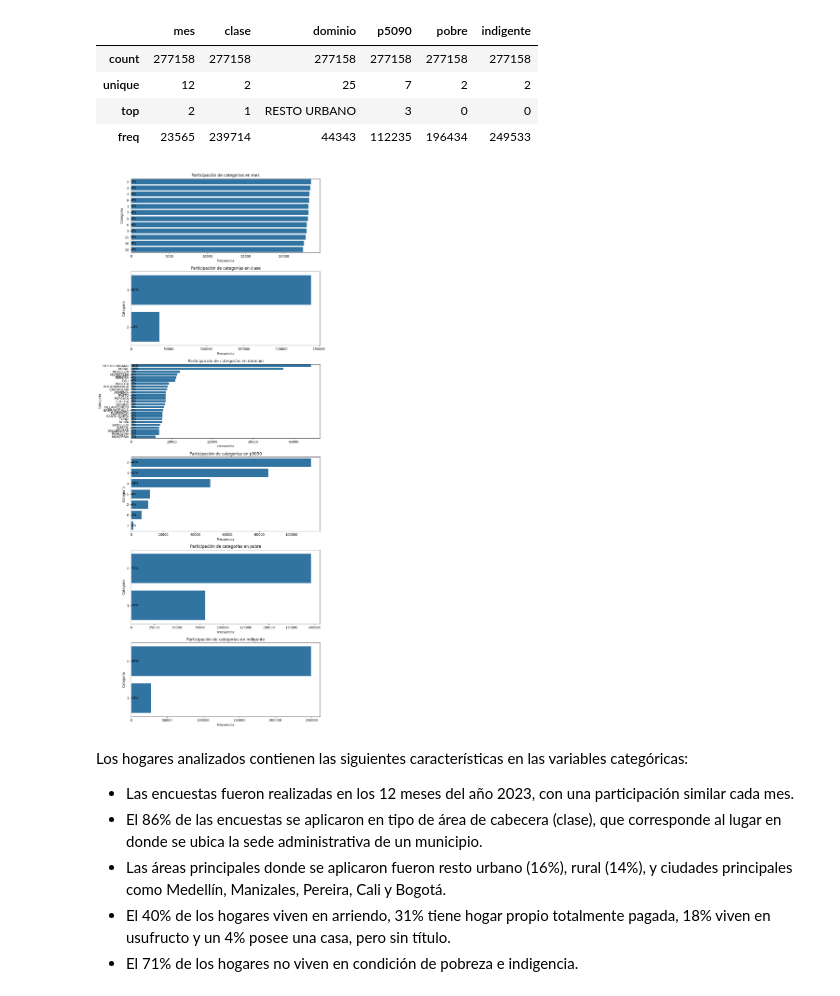
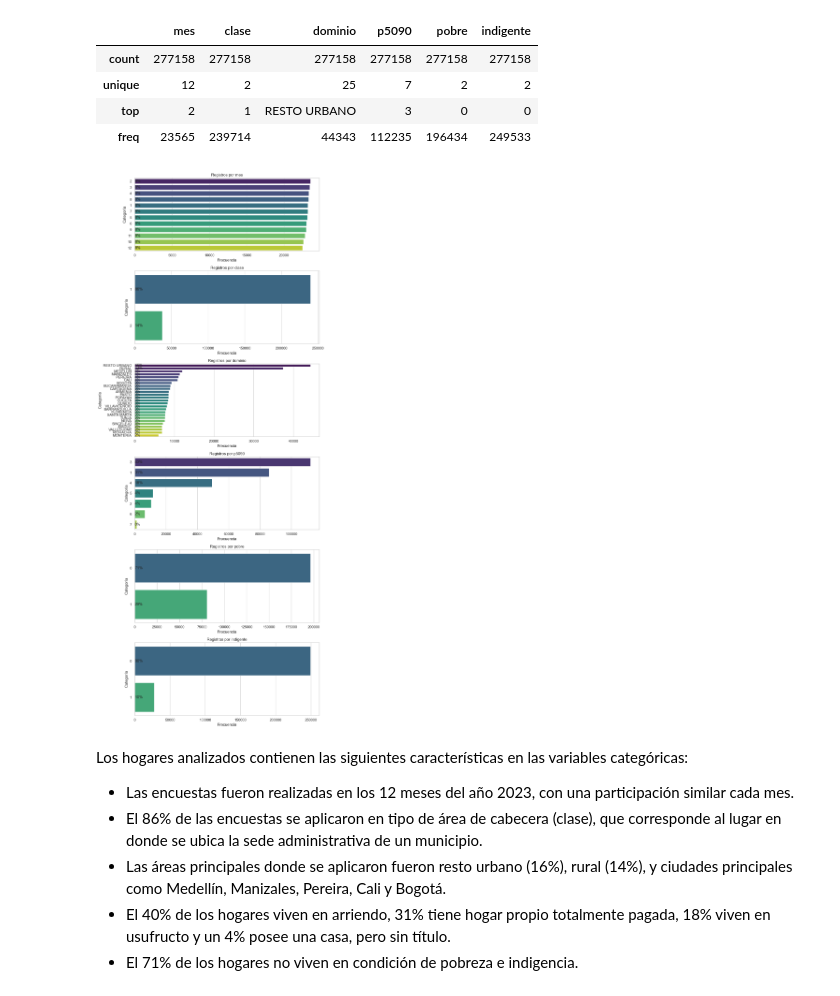
Before and after one commit to kellyninor/ProyectoCare, a Jupyter notebook: code/analisis_data.ipynb, the cells around one changed output. Saved outputs shown, nothing was run; the diff lists cells and outputs as text; code cells hidden in the pictures.

```diff
--- a/analisis_data.ipynb
+++ b/code/analisis_data.ipynb
@@ -219,22 +219,22 @@ Estadísticas descriptivas variables categóricas:
 # %%
 # Crear una figura con subplots
 fig, axs = plt.subplots(len(df_hogares.select_dtypes(include=['object', 'category']).columns), 1, figsize=(10, len(df_hogares.select_dtypes(include=['object', 'category']).columns) * 4))
 
 # Graficar la participación de cada categoría en cada variable
 for i, col in enumerate(df_hogares.select_dtypes(include=['object', 'category']).columns):
-    sns.countplot(y=col, data=df_hogares, ax=axs[i], order=df_hogares[col].value_counts().index)
-    axs[i].set_title(f'Participación de categorías en {col}')
+    sns.countplot(y=col, data=df_hogares, ax=axs[i], order=df_hogares[col].value_counts().index, palette='viridis')
+    axs[i].set_title(f'Registros por {col}')
     axs[i].set_ylabel('Categoría')
     axs[i].set_xlabel('Frecuencia')
 
-    # Añadir el porcentaje de participación en cada categoria
+    # Añadir el porcentaje de participación en cada categoría
     for j, value in enumerate(df_hogares[col].value_counts(normalize=True) * 100):
         axs[i].text(value + 1, j, f'{value:.0f}%', va='center')
 
 plt.tight_layout()
 plt.show()
 # %% [output]
-[figure, old version]
+[figure, new version]
 # %% [markdown]
 Los hogares analizados contienen las siguientes características en las variables categóricas:
 
```
Also changed, not shown: parts of 29 cells of this notebook, 2 other files.
